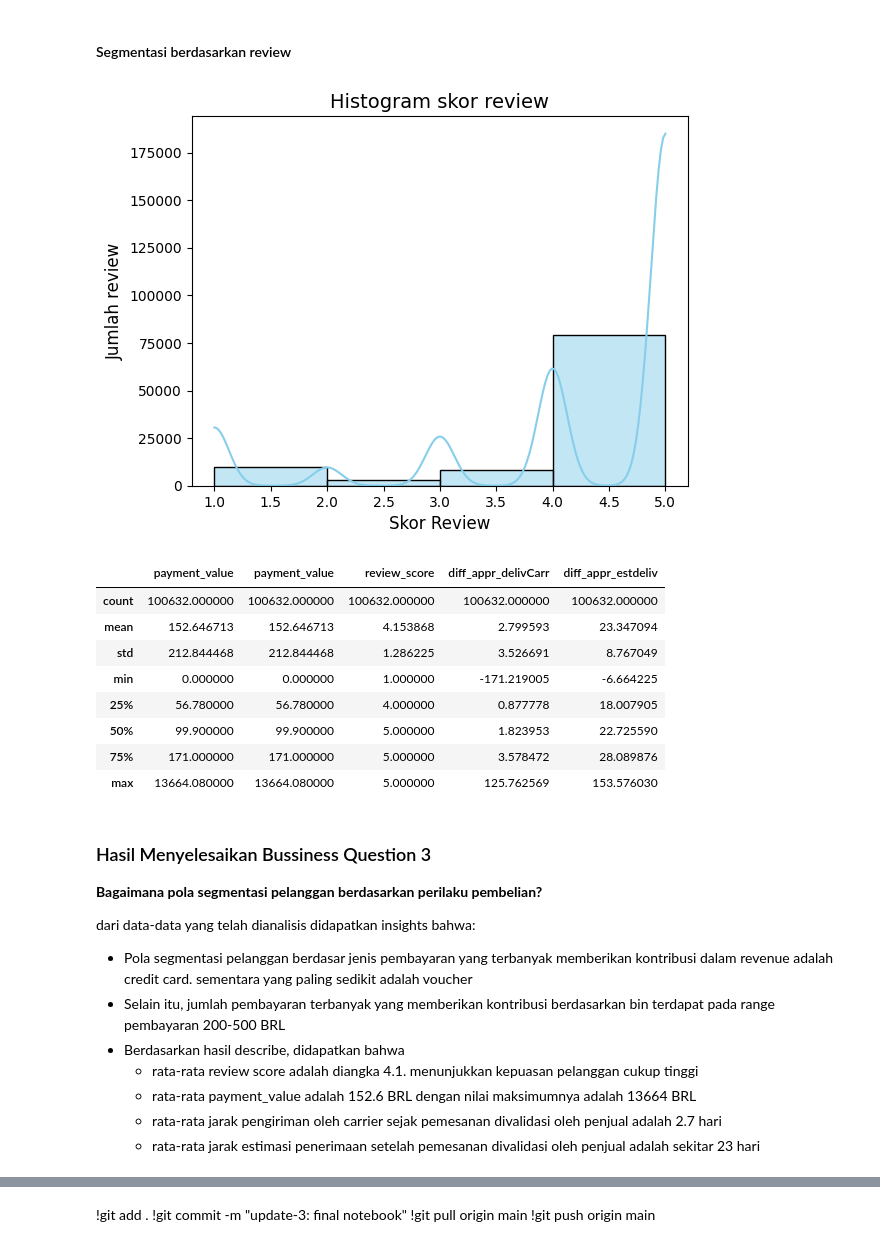
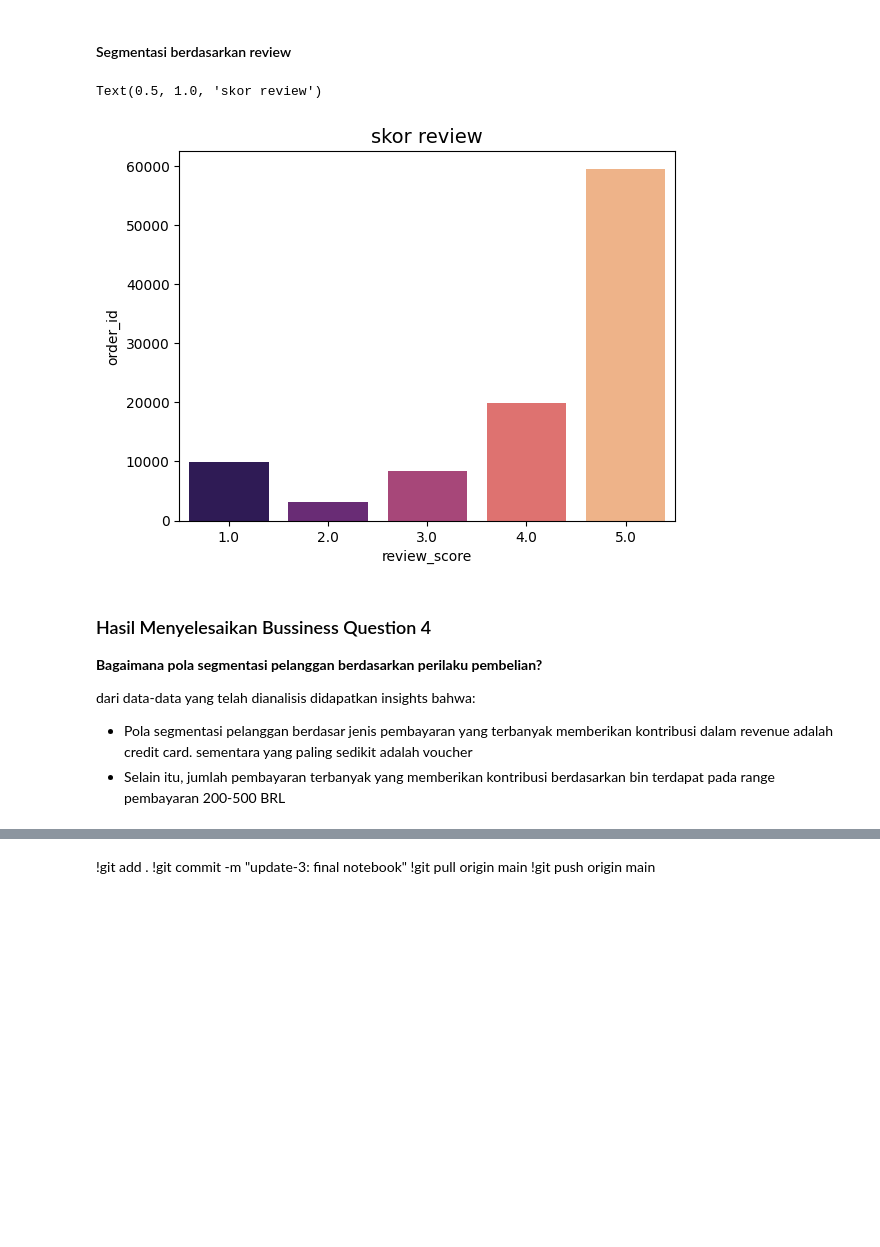
Before and after one commit to mendhiri/dashboard-brazilian-ecommerce, a Jupyter notebook: analysis-notebook.ipynb, the cells around one changed output, grey strips where cells are left out. Drawn from its saved outputs; the diff is of its cells as text; code cells hidden in the pictures; blank space fills up the shorter version.

```diff
--- a/analysis-notebook.ipynb
+++ b/analysis-notebook.ipynb
@@ -302,0 +540,7 @@ count_by_status
+# %%
+# mempersiapkan data
+review_analysis = payment_binning.merge(order_reviews, on='order_id', how='left')
+review_analysis.dropna(subset=['review_score'])
+review_analysis = review_analysis[['order_id', 'customer_id', 'payment_value', 'payment_value', 'review_score']]
+score = review_analysis.groupby('review_score').agg({'order_id': 'count'})
+score
@@ -658,8 +841,0 @@ review_analysis = review_analysis[['order_id', 'customer_id', 'payment_value', '
-# %%
-sns.histplot(review_analysis["review_score"], bins=4, kde=True, color="skyblue")
-plt.xlabel("Skor Review", fontsize=12)
-plt.ylabel("Jumlah review", fontsize=12)
-plt.title("Histogram skor review", fontsize=14)
-plt.show()
-# %% [output]
-[figure, removed]
@@ -683,24 +842,14 @@ review_analysis_2 = review_analysis_2[['order_id', 'customer_id', 'payment_value
-# %%
-review_analysis_2.describe()
-# %% [output]
-|  | payment_value | payment_value | review_score | diff_appr_delivCarr | diff_appr_estdeliv |
-| count | 100632.000000 | 100632.000000 | 100632.000000 | 100632.000000 | 100632.000000 |
-| mean | 152.646713 | 152.646713 | 4.153868 | 2.799593 | 23.347094 |
-| std | 212.844468 | 212.844468 | 1.286225 | 3.526691 | 8.767049 |
-| min | 0.000000 | 0.000000 | 1.000000 | -171.219005 | -6.664225 |
-| 25% | 56.780000 | 56.780000 | 4.000000 | 0.877778 | 18.007905 |
-| 50% | 99.900000 | 99.900000 | 5.000000 | 1.823953 | 22.725590 |
-| 75% | 171.000000 | 171.000000 | 5.000000 | 3.578472 | 28.089876 |
-| max | 13664.080000 | 13664.080000 | 5.000000 | 125.762569 | 153.576030 |
+# %%
+score = score.reset_index()
+sns.barplot(x=score["review_score"], y=score["order_id"]  ,palette='magma')
+plt.title("skor review", fontsize=14)
+# %% [output]
+Text(0.5, 1.0, 'skor review')
+[figure, added]
 # %% [markdown]
-### Hasil Menyelesaikan Bussiness Question 3
+### Hasil Menyelesaikan Bussiness Question 4
 **Bagaimana pola segmentasi pelanggan berdasarkan perilaku pembelian?**
 
 dari data-data yang telah dianalisis didapatkan insights bahwa:
 * Pola segmentasi pelanggan berdasar jenis pembayaran yang terbanyak memberikan kontribusi dalam revenue adalah credit card. sementara yang paling sedikit adalah voucher
 * Selain itu, jumlah pembayaran terbanyak yang memberikan kontribusi berdasarkan bin terdapat pada range pembayaran 200-500 BRL
-* Berdasarkan hasil describe, didapatkan bahwa
-  * rata-rata review score adalah diangka 4.1. menunjukkan kepuasan pelanggan cukup tinggi
-  * rata-rata payment_value adalah 152.6 BRL dengan nilai maksimumnya adalah 13664 BRL
-  * rata-rata jarak pengiriman oleh carrier sejak pemesanan divalidasi oleh penjual adalah 2.7 hari
-  * rata-rata jarak estimasi penerimaan setelah pemesanan divalidasi oleh penjual adalah sekitar 23 hari
```
Also changed, not shown: parts of 83 cells of this notebook, 3 other files.
